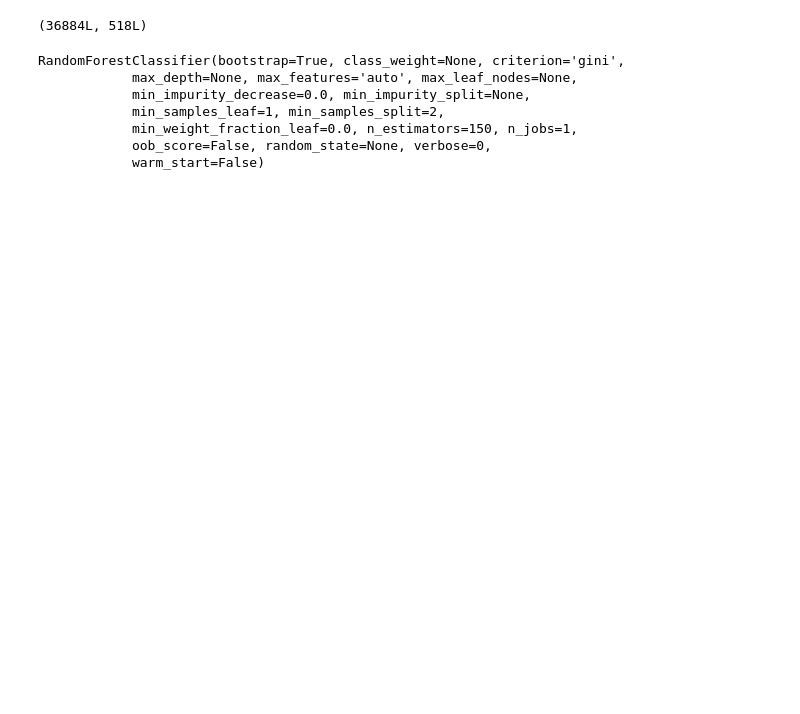
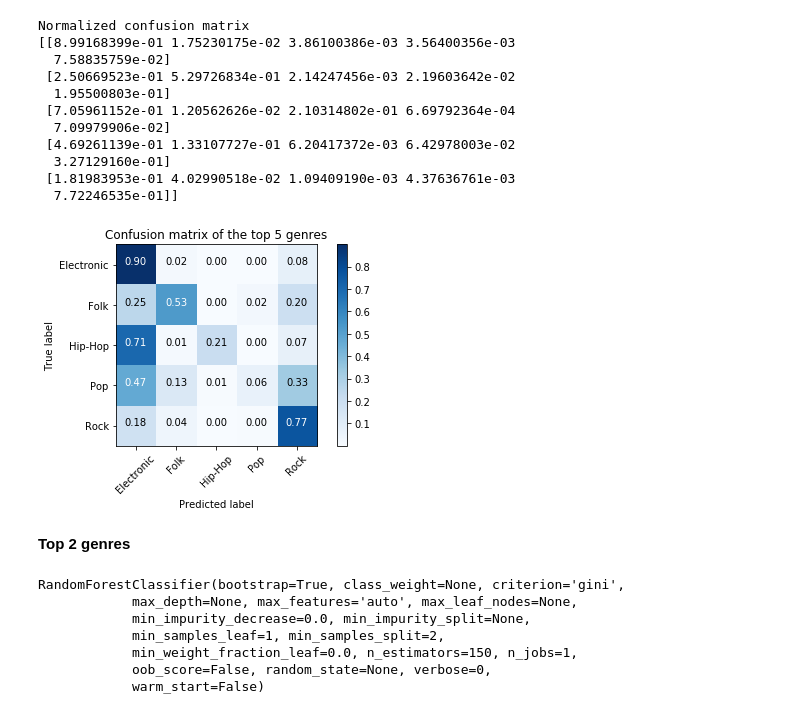
Before and after one commit to TunerFish/Classifier, a Jupyter notebook: Genre_classifier2.ipynb, the cells around one changed output. Saved outputs shown, nothing was run; the diff lists cells and outputs as text; code cells hidden in the pictures; blank space fills up the shorter version.

```diff
--- a/Genre_classifier2.ipynb
+++ b/Genre_classifier2.ipynb
@@ -20,3 +119,20 @@ ECHONEST_METADATA = "D:\\fma_metadata\\echonest.csv"
+# %%
+plot_confusion_matrix(cnf_matrix, classes=class_names, normalize=True, title="Confusion matrix of the top 5 genres")
+# %% [output]
+Normalized confusion matrix
+[[8.99168399e-01 1.75230175e-02 3.86100386e-03 3.56400356e-03
+  7.58835759e-02]
+ [2.50669523e-01 5.29726834e-01 2.14247456e-03 2.19603642e-02
+  1.95500803e-01]
+ [7.05961152e-01 1.20562626e-02 2.10314802e-01 6.69792364e-04
+  7.09979906e-02]
+ [4.69261139e-01 1.33107727e-01 6.20417372e-03 6.42978003e-02
+  3.27129160e-01]
+ [1.81983953e-01 4.02990518e-02 1.09409190e-03 4.37636761e-03
+  7.72246535e-01]]
+[figure, added]
+# %% [markdown]
+**Top 2 genres**
 # %%
 # loading metadata into data frames
 tracks = load_metadata(TRACK_METADATA)
@@ -48,7 +163,3 @@ X = transform_to_matrix(features)
-# %%
-np.shape(X)
-# %% [output]
-(36884L, 518L)
 # %%
 # Splitting training and testing sets
 X_train, X_test, Y_train, Y_test = train_test_split(X, Y, test_size=0.33)
```
Also changed, not shown: parts of 16 cells of this notebook.
